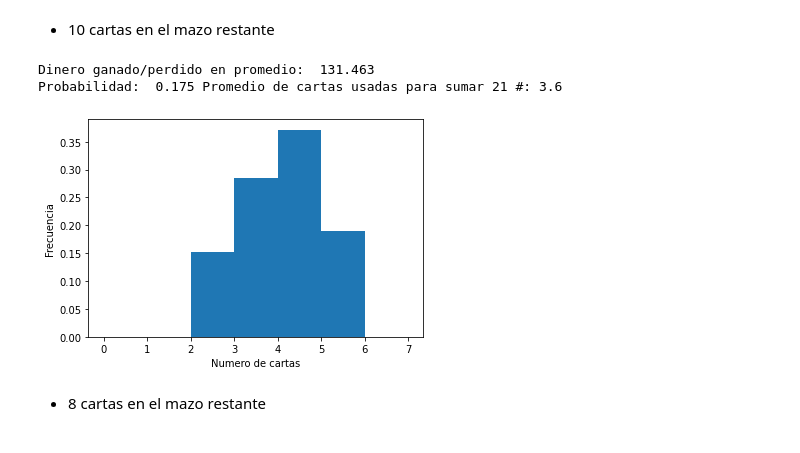
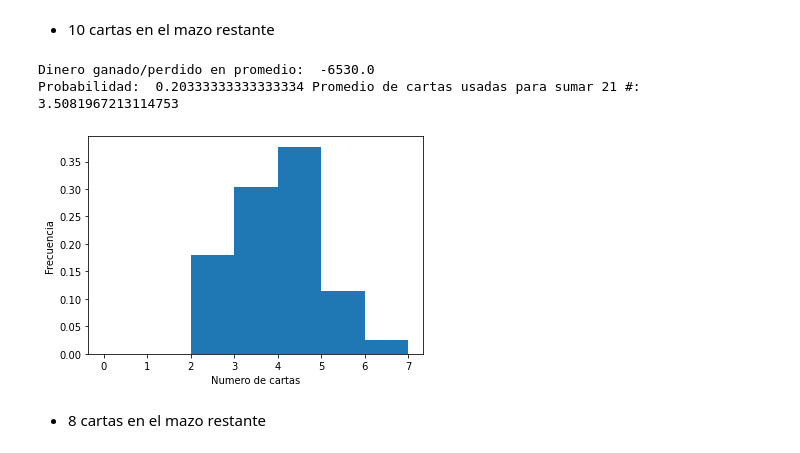
Before and after one commit to almartins1/AlgorithmsUN2020II, a Jupyter notebook: 21BlackjackGrClass2StGroup32.ipynb, the cells around one changed output. Saved outputs shown, nothing was run; the diff lists cells and outputs as text; code cells hidden in the pictures.

```diff
--- a/21BlackjackGrClass2StGroup32.ipynb
+++ b/21BlackjackGrClass2StGroup32.ipynb
@@ -356,11 +359,11 @@ Probabilidad:  0.17 Promedio de cartas usadas para sumar 21 #: 3.539215686274509
 # %% [markdown]
 *    10 cartas en el mazo restante
 # %%
-main5(52,10000,10)
+main5(52,1,10)
 # %% [output]
-Dinero ganado/perdido en promedio:  131.463
-Probabilidad:  0.175 Promedio de cartas usadas para sumar 21 #: 3.6
+Dinero ganado/perdido en promedio:  -6530.0
+Probabilidad:  0.20333333333333334 Promedio de cartas usadas para sumar 21 #: 3.5081967213114753
-[figure, old version]
+[figure, new version]
 # %% [markdown]
 *    8 cartas en el mazo restante
 # %%
```
Also changed, not shown: parts of 2 cells of this notebook.
